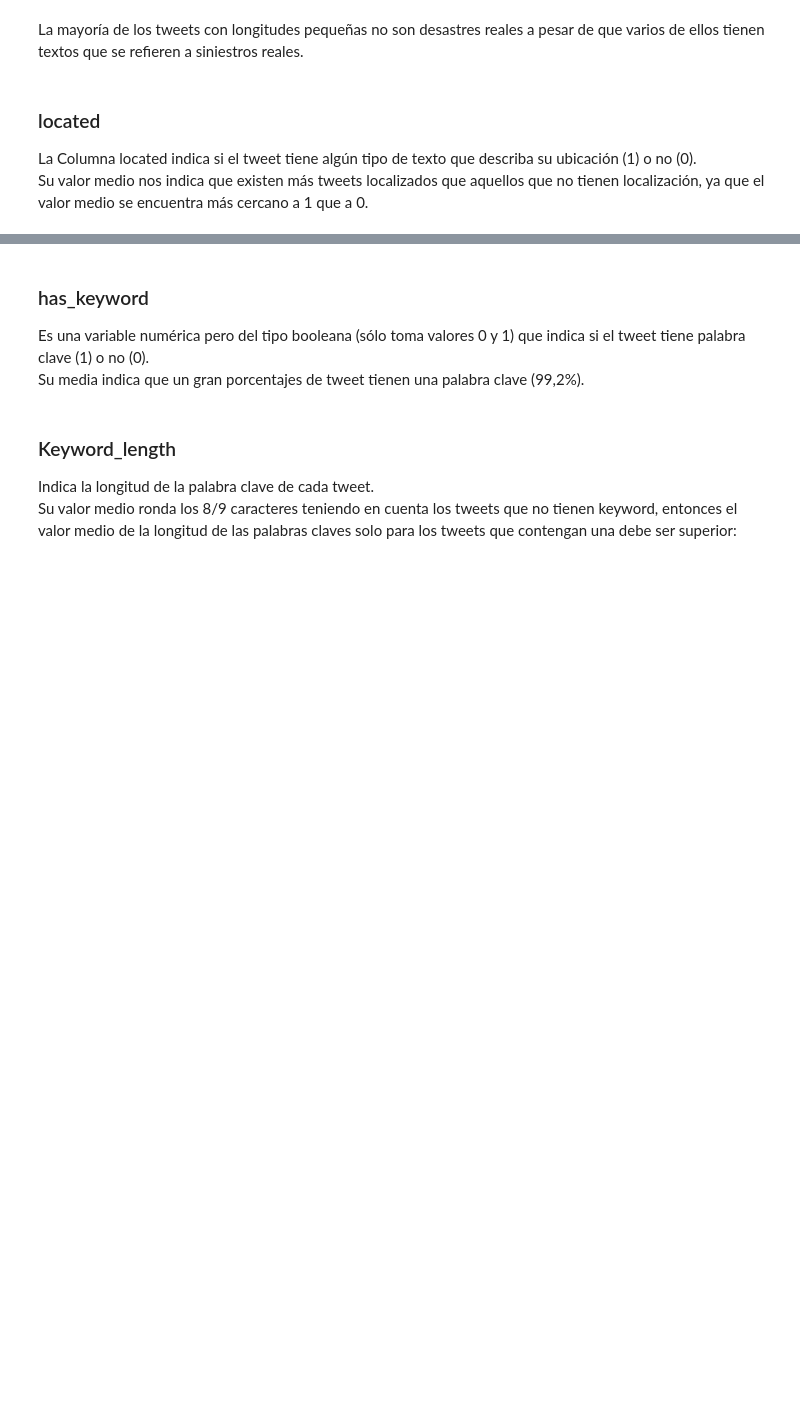
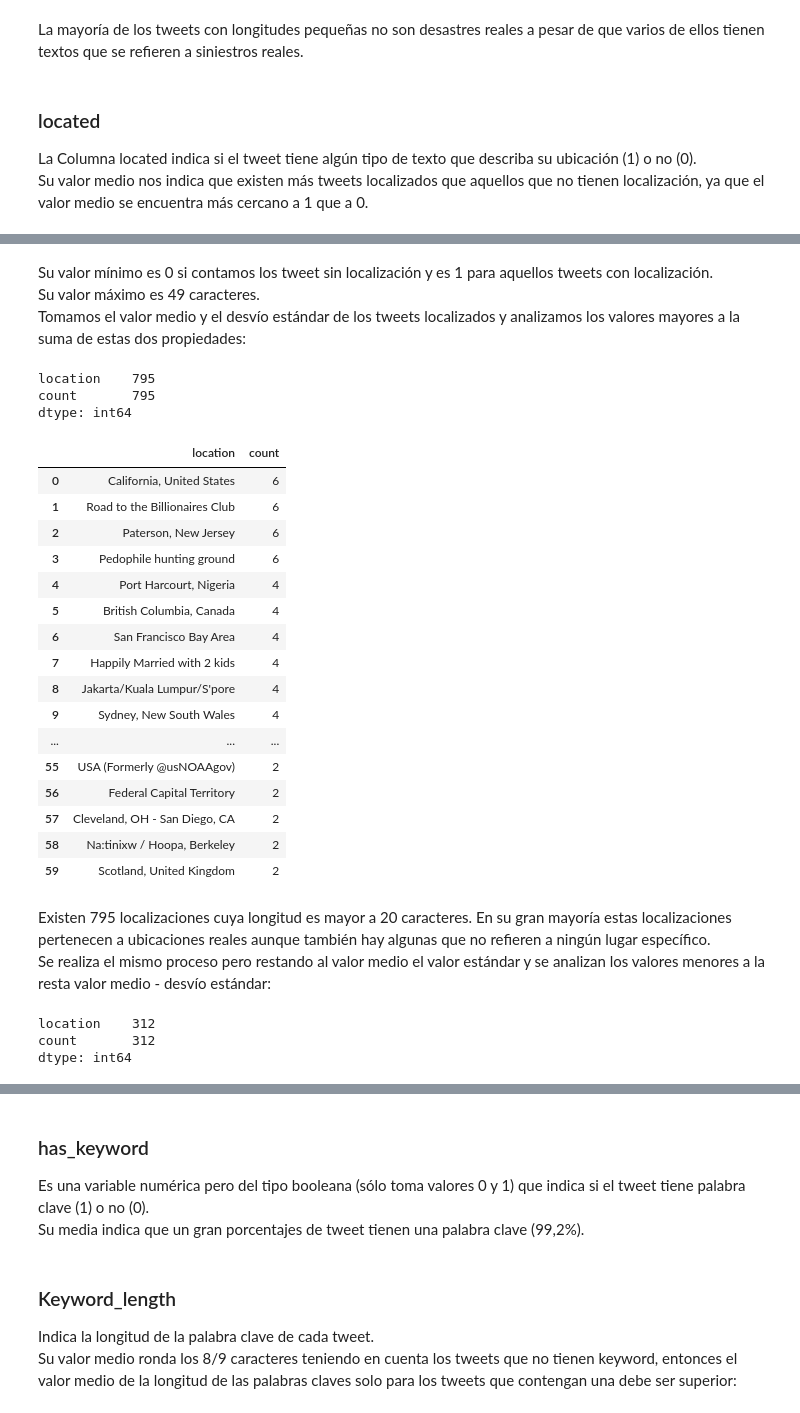
Before and after one commit to GastonMontes/1ro-2020-7506-TP1, a Jupyter notebook: Análisis general.ipynb, the cells around one changed output, grey strips where cells are left out. Saved outputs shown, nothing was run; the diff lists cells and outputs as text; code cells hidden in the pictures; blank space fills up the shorter version.

```diff
--- a/Análisis general.ipynb
+++ b/Análisis general.ipynb
@@ -69,0 +89,43 @@ Su valor medio nos indica que existen más tweets localizados que aquellos que n
+# %% [markdown]
+Su valor mínimo es 0 si contamos los tweet sin localización y es 1 para aquellos tweets con localización.\
+Su valor máximo es 49 caracteres.\
+Tomamos el valor medio y el desvío estándar de los tweets localizados y analizamos los valores mayores a la suma de estas dos propiedades:
+# %%
+location = tweets[tweets['location_length'] > 20]['location'].value_counts().to_frame().reset_index()
+location.columns = ['location', 'count']
+location.count()
+# %% [output]
+location    795
+count       795
+dtype: int64
+# %%
+location.head(60)
+# %% [output]
+|  | location | count |
+| 0 | California, United States | 6 |
+| 1 | Road to the Billionaires Club | 6 |
+| 2 | Paterson, New Jersey | 6 |
+| 3 | Pedophile hunting ground | 6 |
+| 4 | Port Harcourt, Nigeria | 4 |
+| 5 | British Columbia, Canada | 4 |
+| 6 | San Francisco Bay Area | 4 |
+| 7 | Happily Married with 2 kids | 4 |
+| 8 | Jakarta/Kuala Lumpur/S'pore | 4 |
+| 9 | Sydney, New South Wales | 4 |
+| ... | ... | ... |
+| 55 | USA (Formerly @usNOAAgov) | 2 |
+| 56 | Federal Capital Territory | 2 |
+| 57 | Cleveland, OH - San Diego, CA | 2 |
+| 58 | Na:tinixw / Hoopa, Berkeley | 2 |
+| 59 | Scotland, United Kingdom | 2 |
+# %% [markdown]
+Existen 795 localizaciones cuya longitud es mayor a 20 caracteres. En su gran mayoría estas localizaciones pertenecen a ubicaciones reales aunque también hay algunas que no refieren a ningún lugar específico.\
+Se realiza el mismo proceso pero restando al valor medio el valor estándar y se analizan los valores menores a la resta valor medio - desvío estándar:
+# %%
+location = tweets[tweets['location_length'] <= 6]['location'].value_counts().to_frame().reset_index()
+location.columns = ['location', 'count']
+location.count()
+# %% [output]
+location    312
+count       312
+dtype: int64
```
Also changed, not shown: parts of 7 cells of this notebook.
